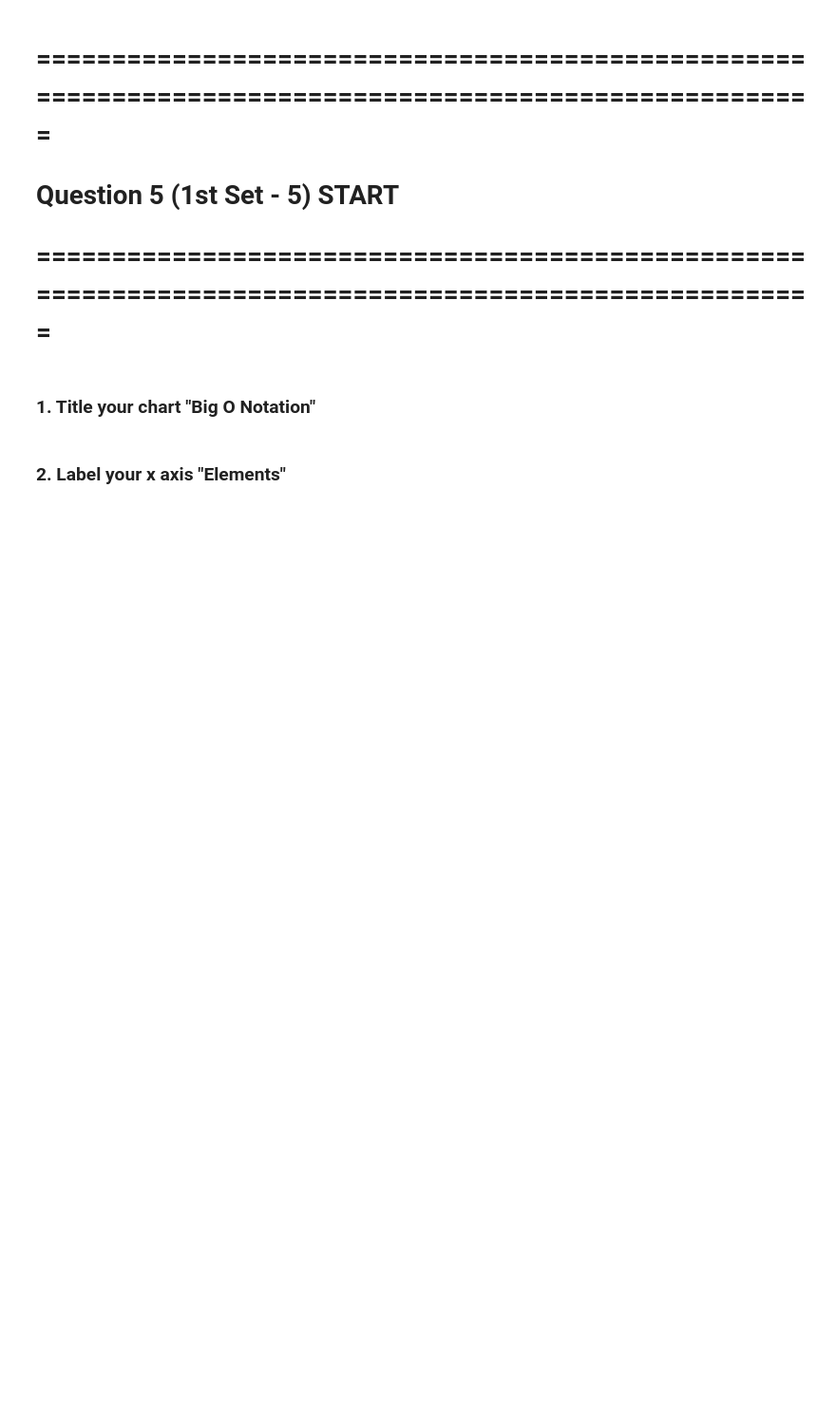
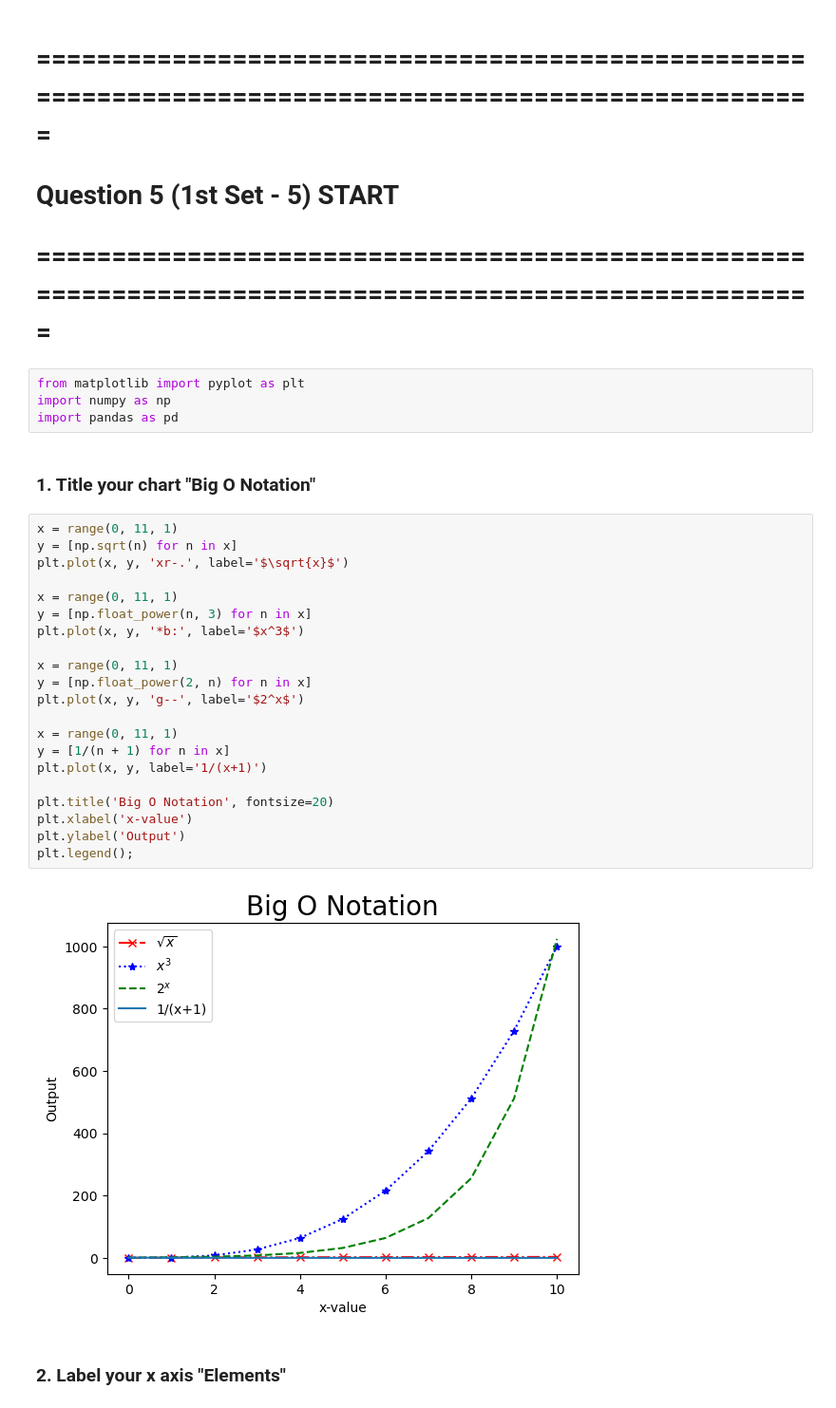
Before and after one commit to Jared-Wood135/numpy-pandas-visualization-exercises, a Jupyter notebook: big_o_notation.ipynb, the cells around one changed output. Shown at 95% size. Saved outputs shown, nothing was run; the diff lists cells and outputs as text; blank space fills up the shorter version.

```diff
--- a/big_o_notation.ipynb
+++ b/big_o_notation.ipynb
@@ -2,7 +2,34 @@
 # =======================================================================================================
 # Question 5 (1st Set - 5) START
 # =======================================================================================================
+# %%
+from matplotlib import pyplot as plt
+import numpy as np
+import pandas as pd
 # %% [markdown]
 ### 1. Title your chart "Big O Notation"
+# %%
+x = range(0, 11, 1)
+y = [np.sqrt(n) for n in x]
+plt.plot(x, y, 'xr-.', label='$\sqrt{x}$')
+
+x = range(0, 11, 1)
+y = [np.float_power(n, 3) for n in x]
+plt.plot(x, y, '*b:', label='$x^3$')
+
+x = range(0, 11, 1)
+y = [np.float_power(2, n) for n in x]
+plt.plot(x, y, 'g--', label='$2^x$')
+
+x = range(0, 11, 1)
+y = [1/(n + 1) for n in x]
+plt.plot(x, y, label='1/(x+1)')
+
+plt.title('Big O Notation', fontsize=20)
+plt.xlabel('x-value')
+plt.ylabel('Output')
+plt.legend();
+# %% [output]
+[figure, added]
 # %% [markdown]
 ### 2. Label your x axis "Elements"
```
Also changed, not shown: parts of 12 cells of this notebook, 1 other file.
